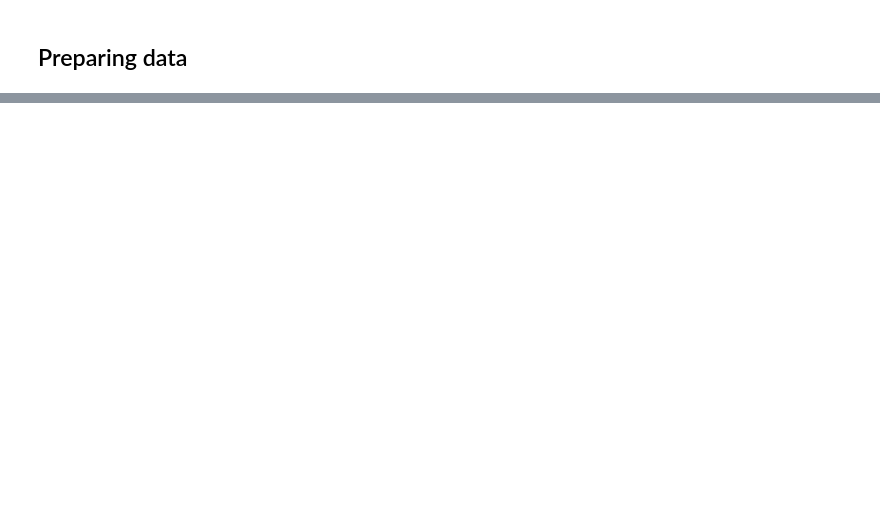
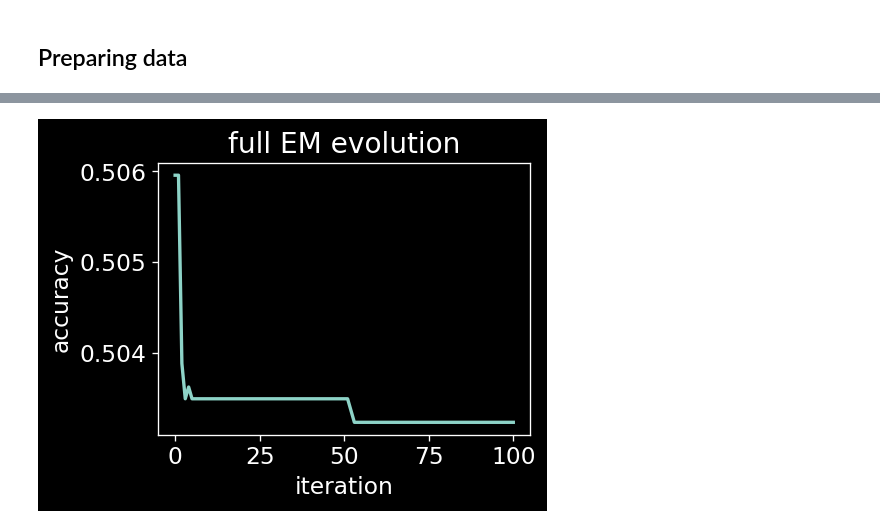
Before and after one commit to Ozziko/causal_comp, a Jupyter notebook: MLLS.ipynb, the cells around one changed output, grey strips where cells are left out. Saved outputs shown, nothing was run; the diff lists cells and outputs as text; code cells hidden in the pictures; blank space fills up the shorter version.

Commit message:
Full EM on AO-Clevr

```diff
--- a/MLLS.ipynb
+++ b/MLLS.ipynb
@@ -308,0 +508,2 @@ for phase in ['train', 'val', 'test']:
+# %%
+net_combs.fit(X['train'], Y_comb['train']);
@@ -308,0 +530,9 @@ for phase in ['train', 'val', 'test']:
+# %%
+Y_comb_probs = {phase: net_combs.predict_proba(X[phase]) for phase in ['train', 'test']}
+for phase in ['train', 'test']:
+#     assert set(np.unique(Y[phase])) == {0,1} # "EM below assumes labels are binary!"
+    print(f"(Y_comb_probs[{phase}].sum(axis=1) - 1).mean(): %.12f"%(Y_comb_probs[phase].sum(axis=1) - 1).mean())
+#     print(f"Y_comb_probs[{phase}].sum(axis=1)")
+#     display(Y_comb_probs[phase].sum(axis=1))
+    # assert (Y_comb_probs[phase].sum(axis=1) - 1).mean() == 0, 'EM requires probs (normalized)!'
+Y_comb_probs['test']
@@ -308,0 +555,3 @@ for phase in ['train', 'val', 'test']:
+# %%
+Y_comb_pred = {phase: Y_comb_probs[phase].argmax(axis=1) for phase in ['train', 'test']}
+Y_comb_pred['test']
@@ -308,0 +560,8 @@ for phase in ['train', 'val', 'test']:
+# %%
+for phase in ['train', 'test']:
+    y = Y_comb[phase]
+    y_pred = Y_comb_pred[phase]
+    true_pos = pd.Series(y[y==y_pred]).value_counts()
+    label_dists_df[f'CE: {phase} true pos'] = true_pos
+    label_dists_df[f'CE: {phase} acc'] = label_dists_df[f'CE: {phase} true pos'] / label_dists_df[f'{phase} samples']
+label_dists_df
@@ -308,0 +783,10 @@ for phase in ['train', 'val', 'test']:
+# %%
+metric = 'accuracy'
+# metric = 'log-likelihood'
+# -----------------------------
+plt.figure(figsize=(4,3))
+full_EM_evolution[metric].plot(ax=plt.gca(), linewidth=2)
+plt.ylabel(metric)
+plt.title("full EM evolution");
+# %% [output]
+[figure, added]
```
Also changed, not shown: parts of 33 cells of this notebook.
